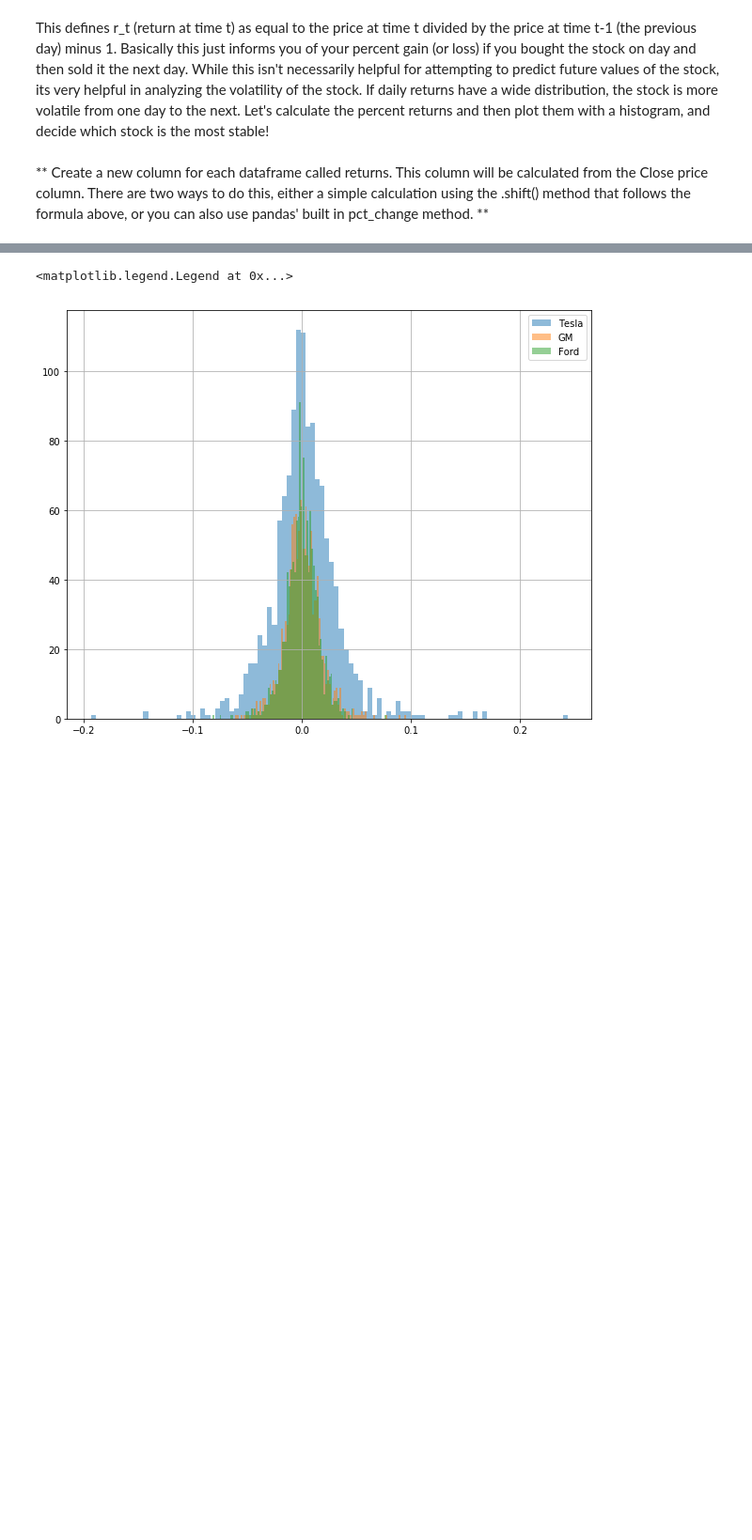
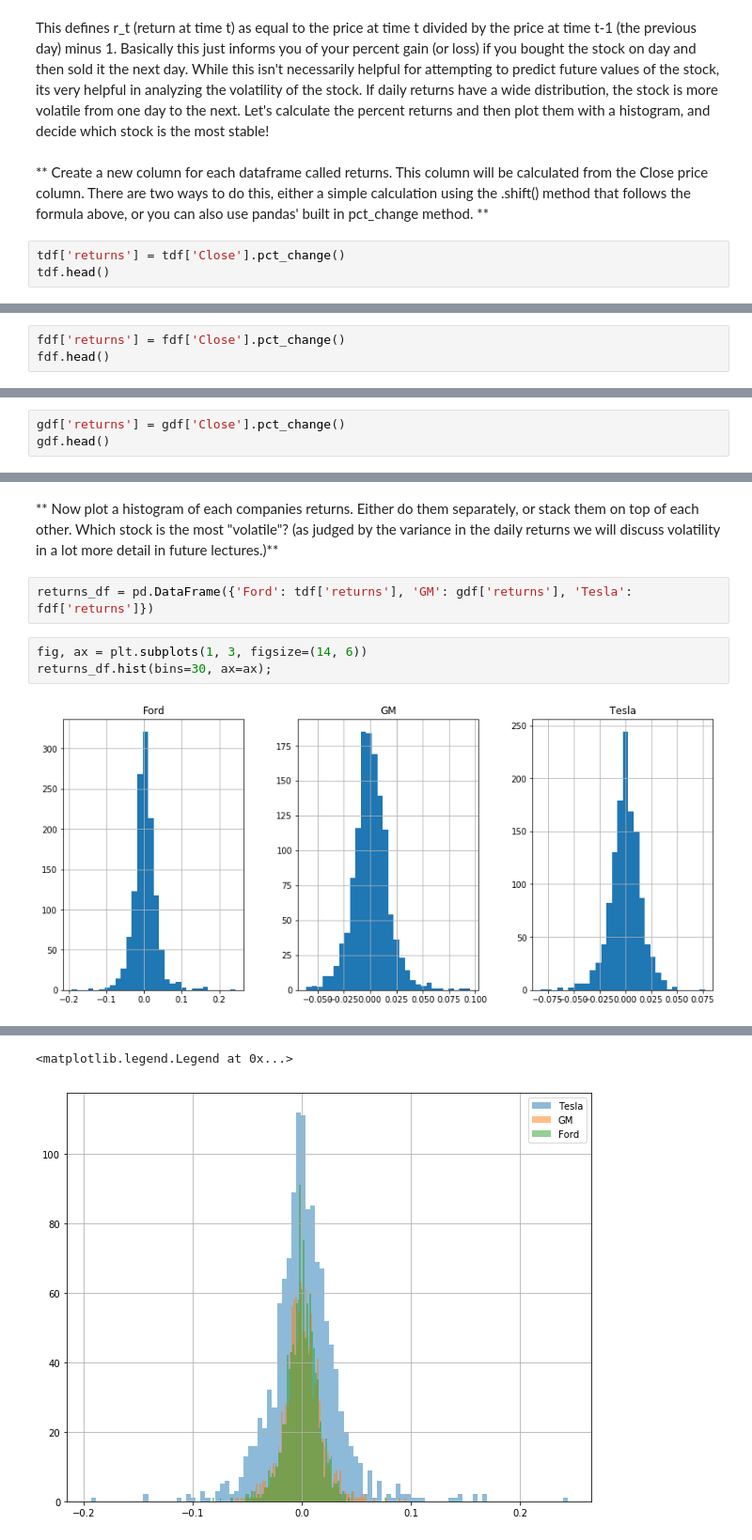
Before and after one commit to ksooklall/Stocks, a Jupyter notebook: Python-for-Finance-Repo-master/Python-for-Finance-Repo-master/07-Stock-Market-Analysis-Capstone-Project/Stock Market Analysis Project.ipynb, the cells around one changed output, grey strips where cells are left out. Shown at 94% size. Saved outputs shown, nothing was run; the diff lists cells and outputs as text; blank space fills up the shorter version.

```diff
--- a/Python-for-Finance-Repo-master/Python-for-Finance-Repo-master/07-Stock-Market-Analysis-Capstone-Project/Stock Market Analysis Project.ipynb
+++ b/Python-for-Finance-Repo-master/Python-for-Finance-Repo-master/07-Stock-Market-Analysis-Capstone-Project/Stock Market Analysis Project.ipynb
@@ -218,3 +257,6 @@ $ r_t = \frac{p_t}{p_{t-1}} -1$
 This defines r_t (return at time t) as equal to the price at time t divided by the price at time t-1 (the previous day) minus 1. Basically this just informs you of your percent gain (or loss) if you bought the stock on day and then sold it the next day. While this isn't necessarily helpful for attempting to predict future values of the stock, its very helpful in analyzing the volatility of the stock. If daily returns have a wide distribution, the stock is more volatile from one day to the next. Let's calculate the percent returns and then plot them with a histogram, and decide which stock is the most stable!
 # %% [markdown]
 ** Create a new column for each dataframe called returns. This column will be calculated from the Close price column. There are two ways to do this, either a simple calculation using the .shift() method that follows the formula above, or you can also use pandas' built in pct_change method. **
+# %%
+tdf['returns'] = tdf['Close'].pct_change()
+tdf.head()
@@ -220,0 +280,3 @@ This defines r_t (return at time t) as equal to the price at time t divided by t
+# %%
+fdf['returns'] = fdf['Close'].pct_change()
+fdf.head()
@@ -220,0 +300,3 @@ This defines r_t (return at time t) as equal to the price at time t divided by t
+# %%
+gdf['returns'] = gdf['Close'].pct_change()
+gdf.head()
@@ -220,0 +320,9 @@ This defines r_t (return at time t) as equal to the price at time t divided by t
+# %% [markdown]
+** Now plot a histogram of each companies returns. Either do them separately, or stack them on top of each other. Which stock is the most "volatile"? (as judged by the variance in the daily returns we will discuss volatility in a lot more detail in future lectures.)**
+# %%
+returns_df = pd.DataFrame({'Ford': tdf['returns'], 'GM': gdf['returns'], 'Tesla': fdf['returns']})
+# %%
+fig, ax = plt.subplots(1, 3, figsize=(14, 6))
+returns_df.hist(bins=30, ax=ax);
+# %% [output]
+[figure, added]
```
Also changed, not shown: parts of 40 cells of this notebook.
